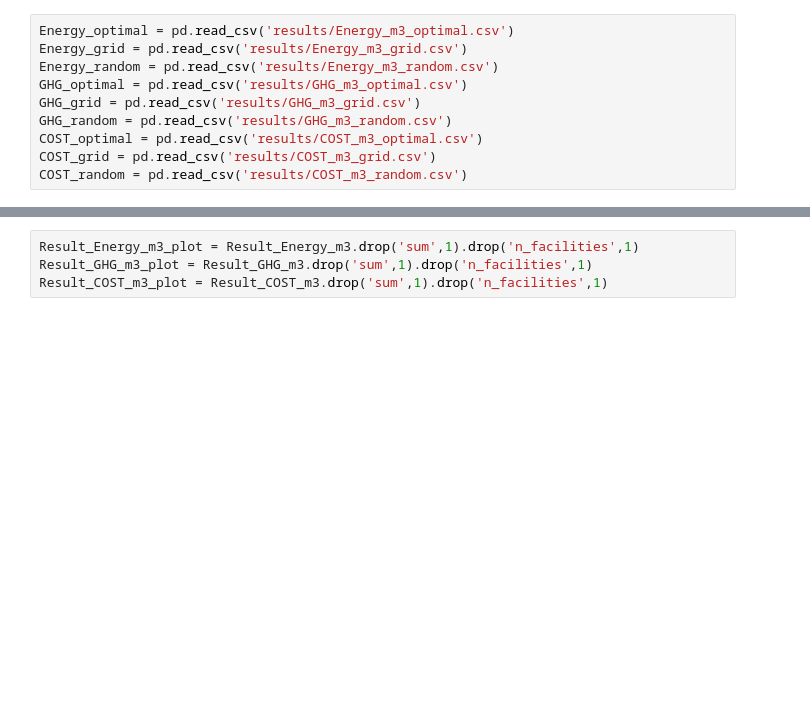
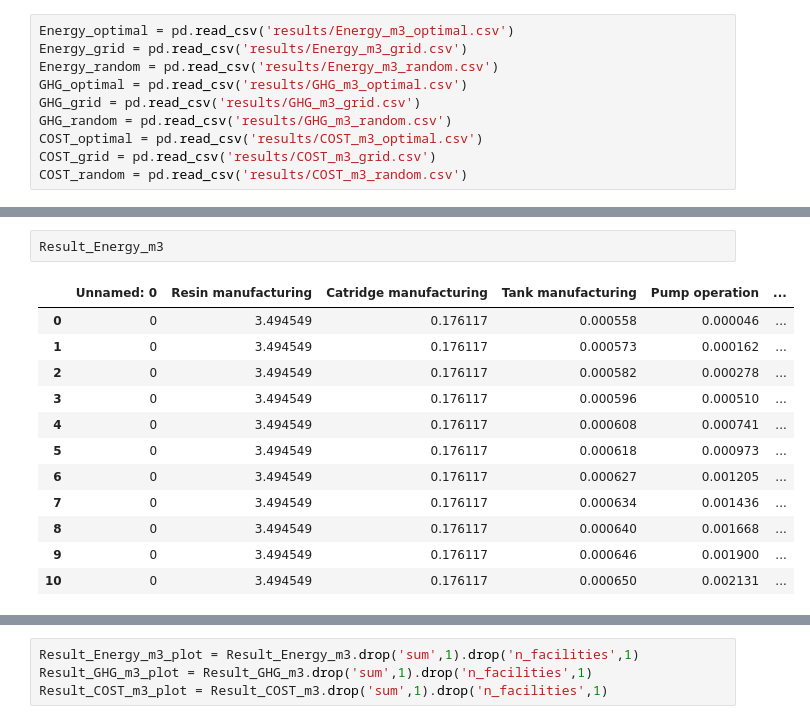
Before and after one commit to okavvada/Urine-Project, a Jupyter notebook: Plot_LCA_model.ipynb, the cells around one changed output, grey strips where cells are left out. Drawn from its saved outputs; the diff is of its cells as text; blank space fills up the shorter version.

```diff
--- a/Plot_LCA_model.ipynb
+++ b/Plot_LCA_model.ipynb
@@ -49,3 +49,18 @@ plt.ylabel('Unit Energy ($kWh$/$m^3$)', fontsize = 20)
+# %%
+Result_Energy_m3
+# %% [output]
+|  | Unnamed: 0 | Resin manufacturing | Catridge manufacturing | Tank manufacturing | Pump operation | ... |
+| 0 | 0 | 3.494549 | 0.176117 | 0.000558 | 0.000046 | ... |
+| 1 | 0 | 3.494549 | 0.176117 | 0.000573 | 0.000162 | ... |
+| 2 | 0 | 3.494549 | 0.176117 | 0.000582 | 0.000278 | ... |
+| 3 | 0 | 3.494549 | 0.176117 | 0.000596 | 0.000510 | ... |
+| 4 | 0 | 3.494549 | 0.176117 | 0.000608 | 0.000741 | ... |
+| 5 | 0 | 3.494549 | 0.176117 | 0.000618 | 0.000973 | ... |
+| 6 | 0 | 3.494549 | 0.176117 | 0.000627 | 0.001205 | ... |
+| 7 | 0 | 3.494549 | 0.176117 | 0.000634 | 0.001436 | ... |
+| 8 | 0 | 3.494549 | 0.176117 | 0.000640 | 0.001668 | ... |
+| 9 | 0 | 3.494549 | 0.176117 | 0.000646 | 0.001900 | ... |
+| 10 | 0 | 3.494549 | 0.176117 | 0.000650 | 0.002131 | ... |
 # %%
 fig = plt.figure(figsize=(9,6))
 plt.plot(Result_GHG_m3["n_facilities"], Result_GHG_m3["sum"], 'ro', markersize=11)
```
Also changed, not shown: parts of 10 cells of this notebook, 7 other files.
